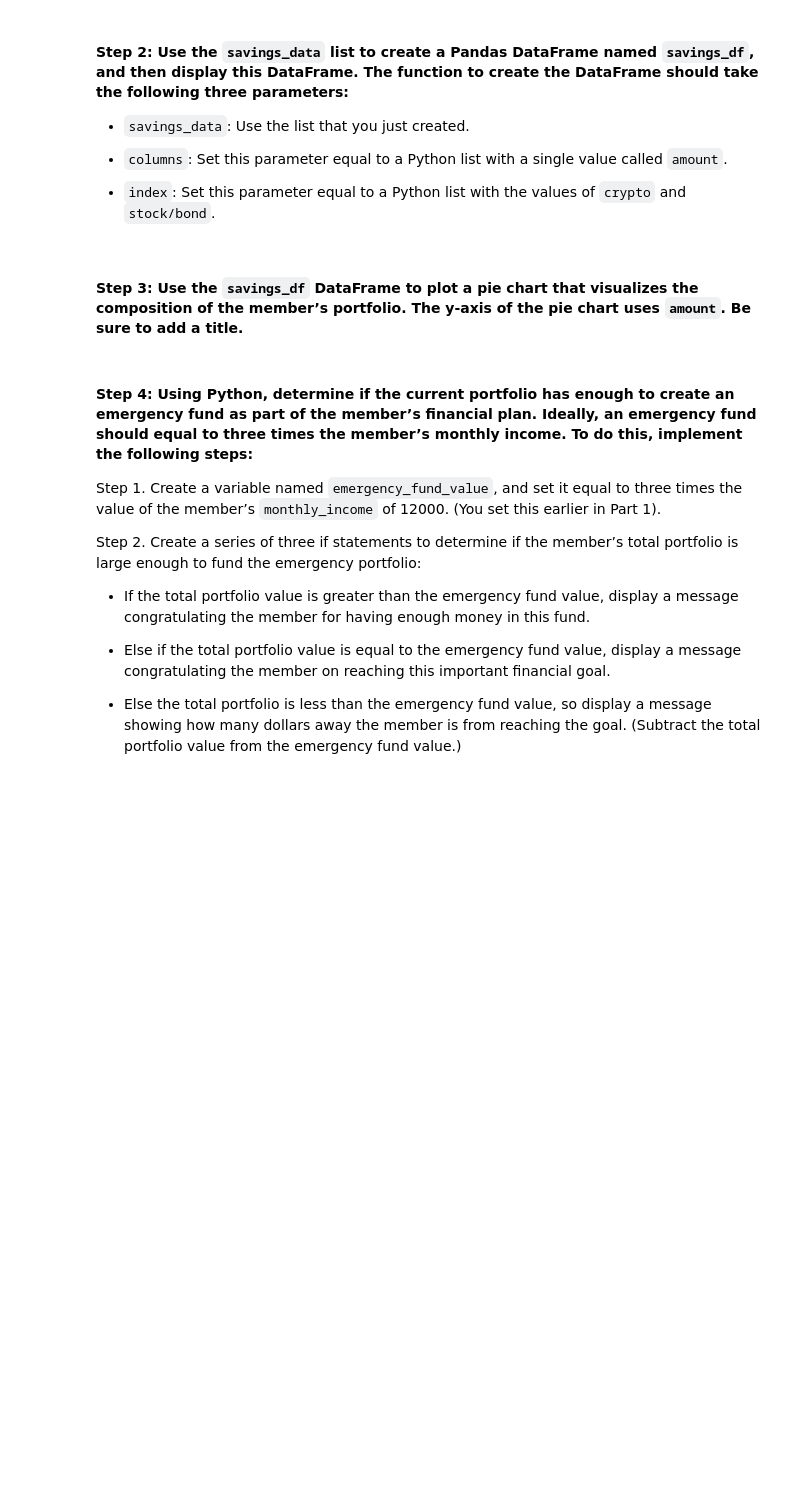
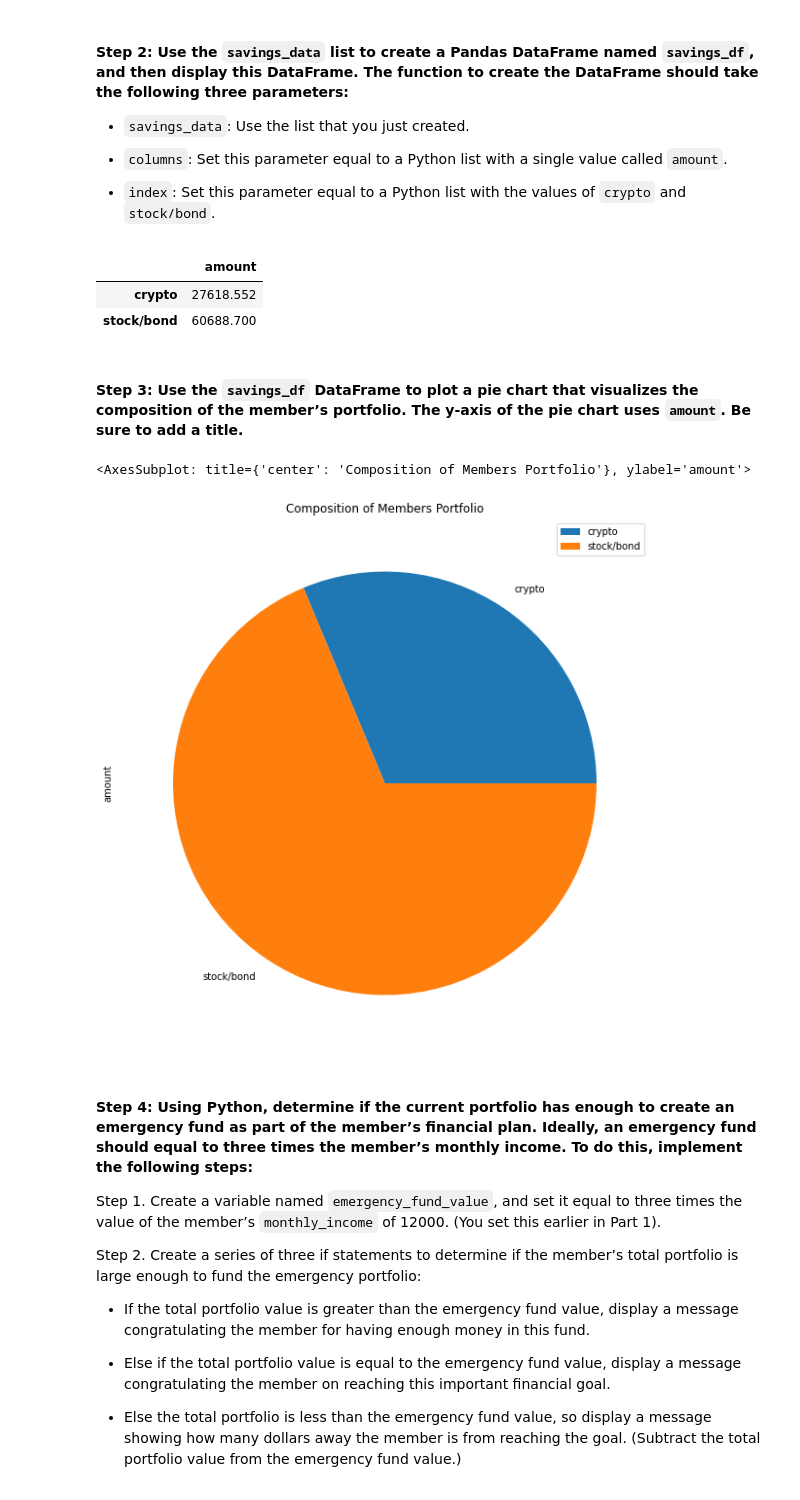
Before and after one commit to Brock-Denton/credit-union-financial-health, a Jupyter notebook: tool_resources/financial_planning_tools.ipynb, the cells around one changed output. Saved outputs shown, nothing was run; the diff lists cells and outputs as text; code cells hidden in the pictures; blank space fills up the shorter version.

```diff
--- a/tool_resources/financial_planning_tools.ipynb
+++ b/tool_resources/financial_planning_tools.ipynb
@@ -256,6 +276,6 @@ agg_value = # YOUR CODE HERE
 # %%
 # Calculate the current value of the stock portion of the portfolio
-spy_value = # YOUR CODE HERE
+spy_value = spy_close_price * spy_shares
 
 # Print the current value of the stock portfolio
-# YOUR CODE HERE
+print(spy_value)
@@ -262,6 +284,6 @@ spy_value = # YOUR CODE HERE
 # %%
 # Calculate the total value of the stock and bond portion of the portfolio
-total_stocks_bonds = # YOUR CODE HERE
+total_stocks_bonds = spy_value + agg_value
 
 # Print the current balance of the stock and bond portion of the portfolio
-# YOUR CODE HERE
+print(total_stocks_bonds)
@@ -304,7 +330,7 @@ In this section, you’ll use the valuations for the cryptocurrency wallet and f
 #### Step 1: Create a Python list named `savings_data` that has two elements. The first element contains the total value of the cryptocurrency wallet. The second element contains the total value of the stock and bond portions of the portfolio.
 # %%
 # Consolidate financial assets data into a Python list
-# YOUR CODE HERE
+savings_data = [total_crypto_wallet, total_stocks_bonds]
 
 # Review the Python list savings_data
-# YOUR CODE HERE
+savings_data
@@ -318,15 +346,25 @@ In this section, you’ll use the valuations for the cryptocurrency wallet and f
 - `index`: Set this parameter equal to a Python list with the values of `crypto` and `stock/bond`.
 # %%
 # Create a Pandas DataFrame called savings_df
-# YOUR CODE HERE
+savings_df = pd.DataFrame(
+            savings_data,
+            columns=['amount'],
+            index=['crypto', 'stock/bond'])
 
 # Display the savings_df DataFrame
-# YOUR CODE HERE
+display(savings_df)
+# %% [output]
+|  | amount |
+| crypto | 27618.552 |
+| stock/bond | 60688.700 |
 # %% [markdown]
 #### Step 3: Use the `savings_df` DataFrame to plot a pie chart that visualizes the composition of the member’s portfolio. The y-axis of the pie chart uses `amount`. Be sure to add a title.
 # %%
 # Plot the total value of the member's portfolio (crypto and stock/bond) in a pie chart
-# YOUR CODE HERE
+savings_df.plot.pie(title="Composition of Members Portfolio", y="amount", figsize=(20,10))
+# %% [output]
+<AxesSubplot: title={'center': 'Composition of Members Portfolio'}, ylabel='amount'>
+[figure, added]
 # %% [markdown]
 #### Step 4: Using Python, determine if the current portfolio has enough to create an emergency fund as part of the member’s financial plan. Ideally, an emergency fund should equal to three times the member’s monthly income. To do this, implement the following steps:
 
```
Also changed, not shown: parts of 18 cells of this notebook.
